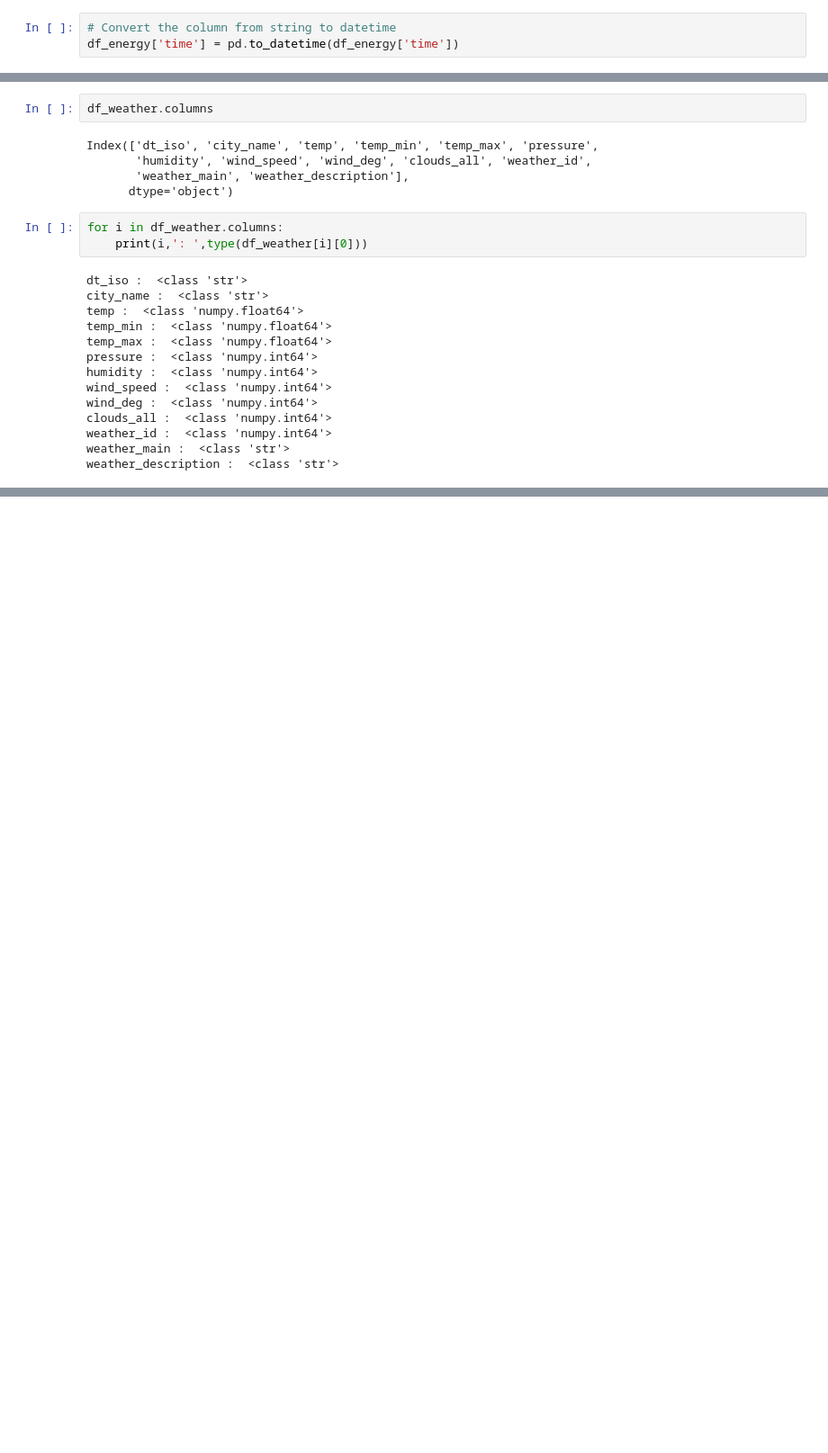
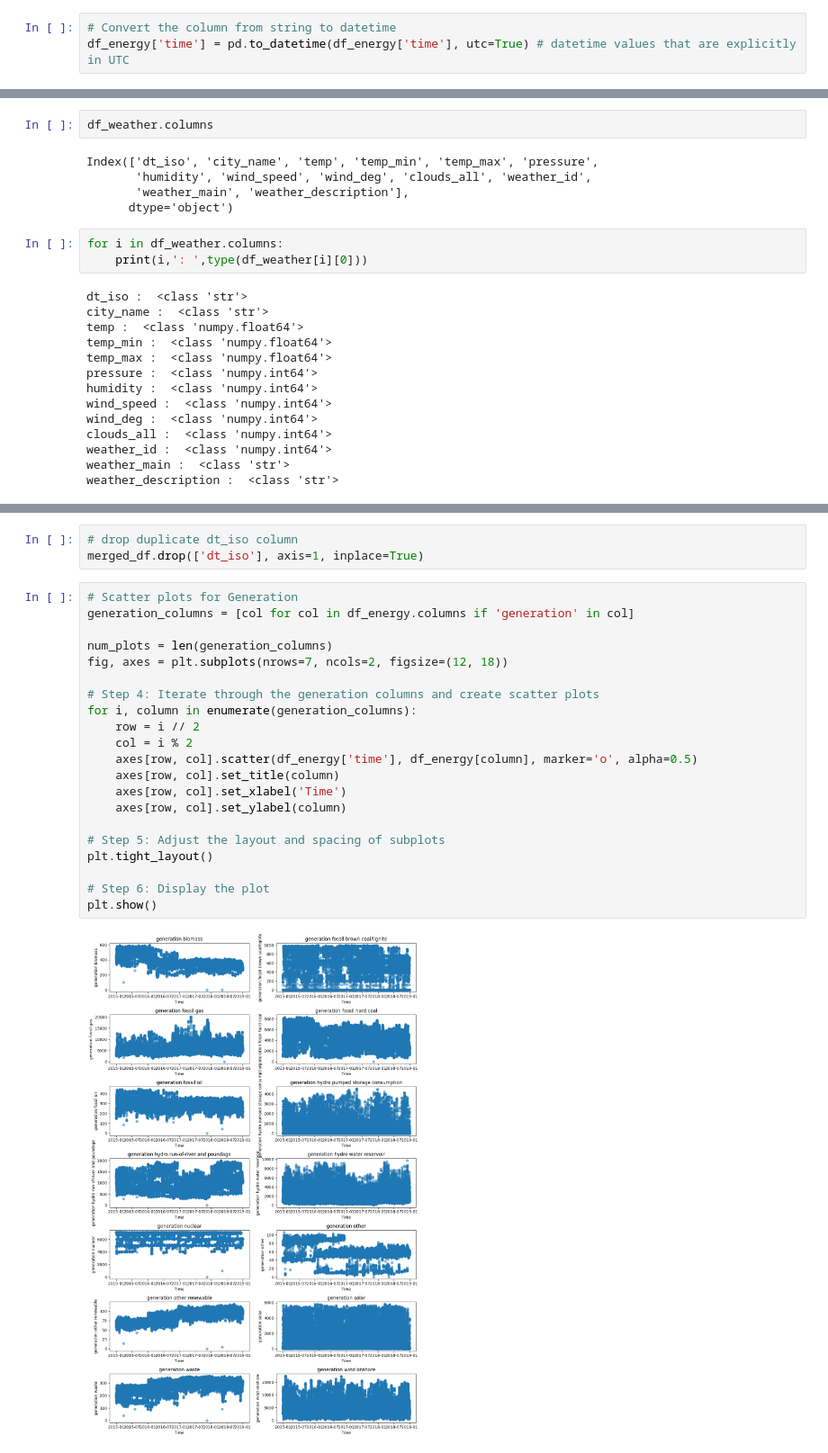
Before and after one commit to sohamthirty/Electricity-Price-Forecasting, a Jupyter notebook: Data_Preprocessing.ipynb, the cells around one changed output, grey strips where cells are left out. Shown at 90% size. Saved outputs shown, nothing was run; the diff lists cells and outputs as text; blank space fills up the shorter version.

```diff
--- a/Data_Preprocessing.ipynb
+++ b/Data_Preprocessing.ipynb
@@ -376,7 +376,7 @@ df_energy['time']
 Name: time, Length: 35018, dtype: object
 # %%
 # Convert the column from string to datetime
-df_energy['time'] = pd.to_datetime(df_energy['time'])
+df_energy['time'] = pd.to_datetime(df_energy['time'], utc=True) # datetime values that are explicitly in UTC
 # %% [markdown]
 - We have taken care of all the missing and invalid datatypes and values.
 # %% [markdown]
@@ -451,0 +573,26 @@ Name: count, dtype: int64
+# %%
+# drop duplicate dt_iso column
+merged_df.drop(['dt_iso'], axis=1, inplace=True)
+# %%
+# Scatter plots for Generation
+generation_columns = [col for col in df_energy.columns if 'generation' in col]
+
+num_plots = len(generation_columns)
+fig, axes = plt.subplots(nrows=7, ncols=2, figsize=(12, 18))
+
+# Step 4: Iterate through the generation columns and create scatter plots
+for i, column in enumerate(generation_columns):
+    row = i // 2
+    col = i % 2
+    axes[row, col].scatter(df_energy['time'], df_energy[column], marker='o', alpha=0.5)
+    axes[row, col].set_title(column)
+    axes[row, col].set_xlabel('Time')
+    axes[row, col].set_ylabel(column)
+
+# Step 5: Adjust the layout and spacing of subplots
+plt.tight_layout()
+
+# Step 6: Display the plot
+plt.show()
+# %% [output]
+[figure, added]
```
Also changed, not shown: parts of 20 cells of this notebook.
